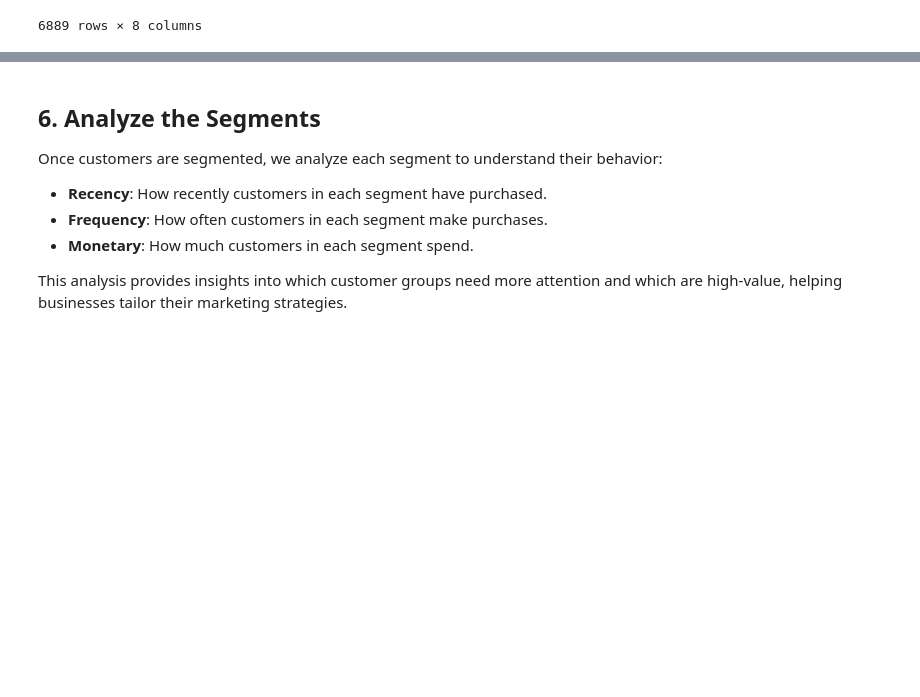
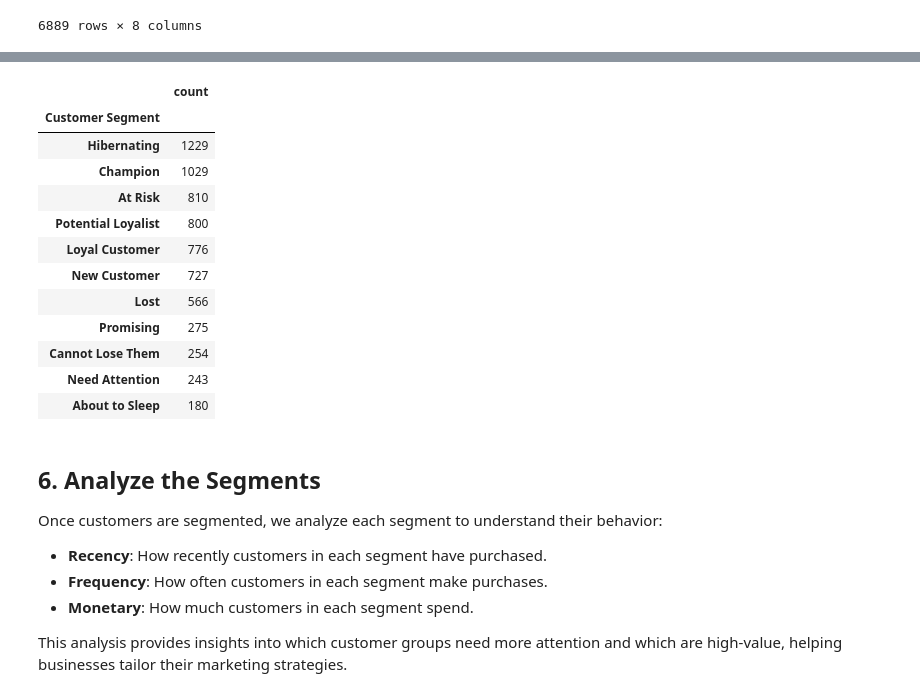
Before and after one commit to ABCDullahh/RFM-Segmentation-Online-Retail, a Jupyter notebook: RFM Online Retail Segmentation.ipynb, the cells around one changed output, grey strips where cells are left out. Saved outputs shown, nothing was run; the diff lists cells and outputs as text; code cells hidden in the pictures; blank space fills up the shorter version.

```diff
--- a/RFM Online Retail Segmentation.ipynb
+++ b/RFM Online Retail Segmentation.ipynb
@@ -330,27 +312,0 @@ We map each RFM score to these segments using predefined rules.
-# %%
-seg_map = {
-    r'1[1-2]': 'hibernating',
-    r'1[3-4]': 'at_Risk',
-    r'15': 'cant_loose',
-    r'2[1-2]': 'hibernating',
-    r'2[3-4]': 'at_Risk',
-    r'25': 'cant_loose',
-    r'3[1-2]': 'about_to_sleep',
-    r'33': 'need_attention',
-    r'34': 'need_attention',
-    r'35': 'promising',
-    r'4[1-2]': 'promising',
-    r'43': 'promising',
-    r'44': 'promising',
-    r'45': 'champions',
-    r'51': 'new_customers',
-    r'52': 'promising',
-    r'53': 'promising',
-    r'54': 'champions',
-    r'55': 'champions'
-}
-
-rfm_df['segment'] = rfm_df['R_Score'].astype(str) + rfm_df['F_Score'].astype(str)
-
-rfm_df['segment'] = rfm_df['segment'].replace(seg_map, regex=True)
-rfm_df.sample(10)
@@ -382,3 +411,19 @@ Name: count, dtype: int64
+# %%
+pd.DataFrame(rfm_df['Customer Segment'].value_counts())
+# %% [output]
+|  | count |
+| Customer Segment |  |
+| Hibernating | 1229 |
+| Champion | 1029 |
+| At Risk | 810 |
+| Potential Loyalist | 800 |
+| Loyal Customer | 776 |
+| New Customer | 727 |
+| Lost | 566 |
+| Promising | 275 |
+| Cannot Lose Them | 254 |
+| Need Attention | 243 |
+| About to Sleep | 180 |
 # %% [markdown]
 <style>
 @import url('https://fonts.googleapis.com/css2?family=Poppins:wght@300;400;500;600;700&display=swap');
```
Also changed, not shown: parts of 14 cells of this notebook.
